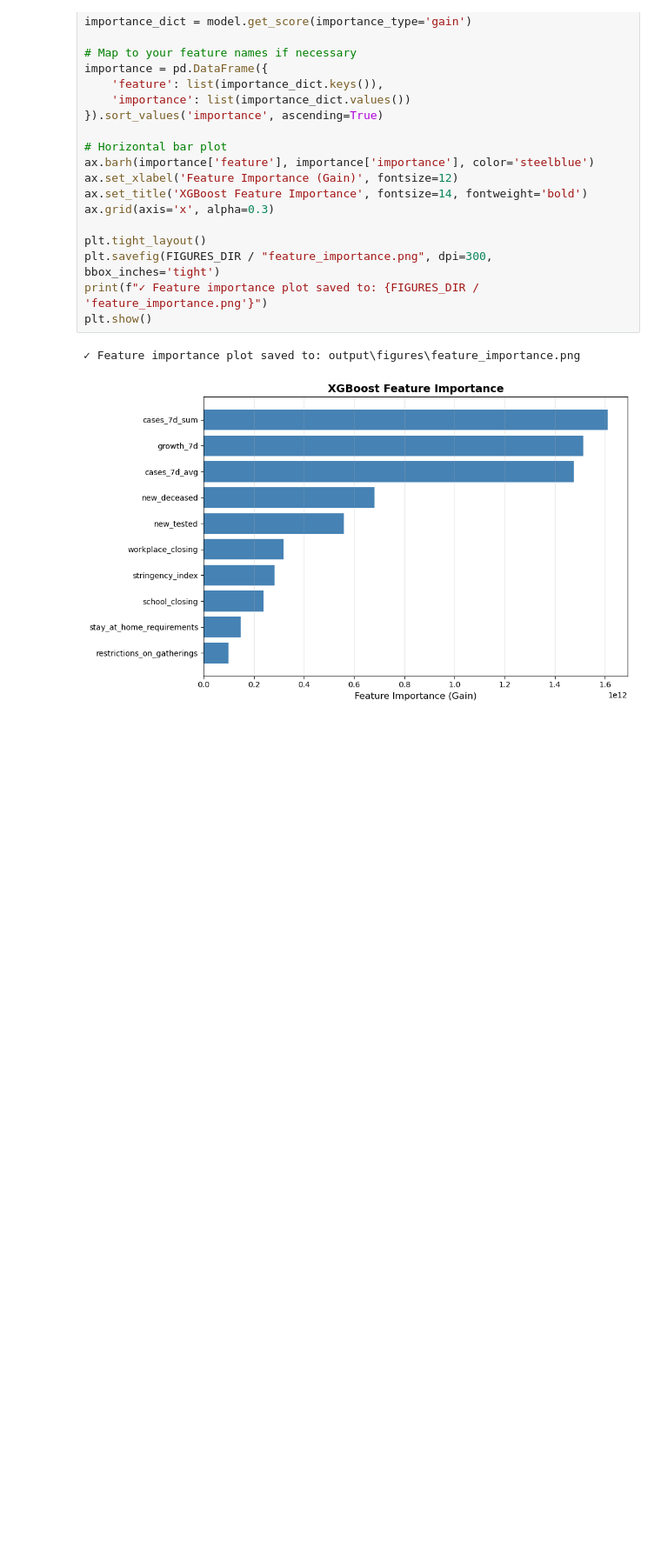
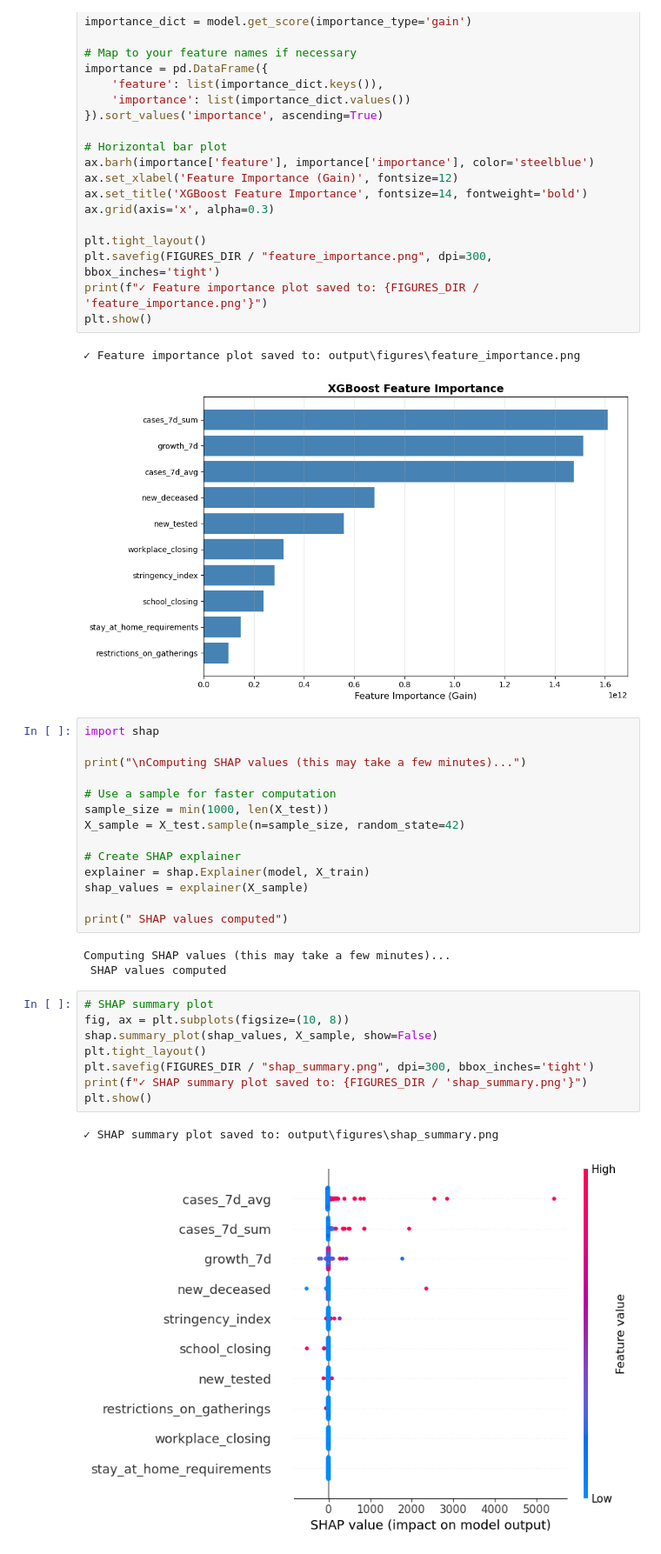
Before and after one commit to isaac-ik/covid_19, a Jupyter notebook: policy-effectiveness-covid/notebooks/analysis.ipynb, the cells around one changed output. Shown at 87% size. Drawn from its saved outputs; the diff is of its cells as text; blank space fills up the shorter version.

Commit message:
SHAP summary

```diff
--- a/policy-effectiveness-covid/notebooks/analysis.ipynb
+++ b/policy-effectiveness-covid/notebooks/analysis.ipynb
@@ -854,3 +854,31 @@ plt.show()
 # %% [output]
 ✓ Feature importance plot saved to: output\figures\feature_importance.png
 [figure]
+# %%
+import shap
+
+print("\nComputing SHAP values (this may take a few minutes)...")
+
+# Use a sample for faster computation
+sample_size = min(1000, len(X_test))
+X_sample = X_test.sample(n=sample_size, random_state=42)
+
+# Create SHAP explainer
+explainer = shap.Explainer(model, X_train)
+shap_values = explainer(X_sample)
+
+print(" SHAP values computed")
+# %% [output]
+Computing SHAP values (this may take a few minutes)...
+ SHAP values computed
+# %%
+# SHAP summary plot
+fig, ax = plt.subplots(figsize=(10, 8))
+shap.summary_plot(shap_values, X_sample, show=False)
+plt.tight_layout()
+plt.savefig(FIGURES_DIR / "shap_summary.png", dpi=300, bbox_inches='tight')
+print(f"✓ SHAP summary plot saved to: {FIGURES_DIR / 'shap_summary.png'}")
+plt.show()
+# %% [output]
+✓ SHAP summary plot saved to: output\figures\shap_summary.png
+[figure, added]
```
Also changed, not shown: parts of 1 cell of this notebook, 2 other files.
